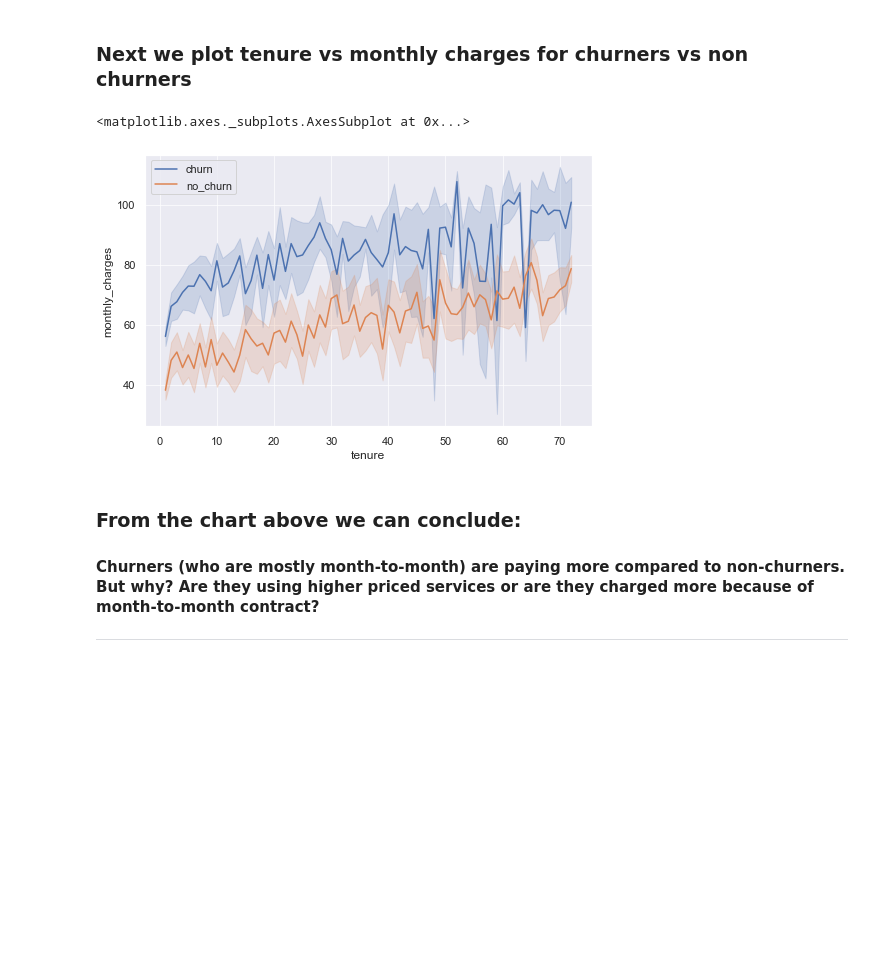
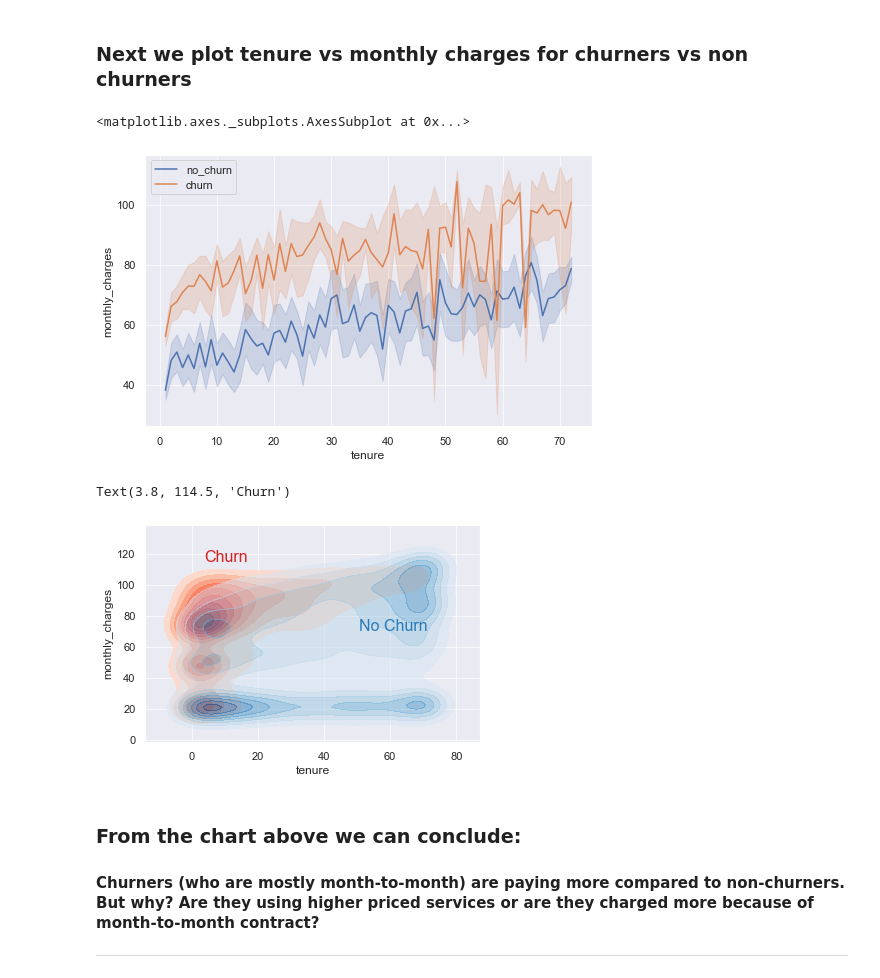
Before and after one commit to ravinder79/Telco_Churn, a Jupyter notebook: Telco_Churn_Final.ipynb, the cells around one changed output. Saved outputs shown, nothing was run; the diff lists cells and outputs as text; code cells hidden in the pictures; blank space fills up the shorter version.

```diff
--- a/Telco_Churn_Final.ipynb
+++ b/Telco_Churn_Final.ipynb
@@ -346,11 +346,23 @@ Text(0, 0.5, '% Churn')
 ### Next we plot tenure vs  monthly charges for churners vs non churners
 # %%
 plt.figure(figsize = (8,5))
+sns.lineplot(x='tenure', y = 'monthly_charges', data = train[train.churn==0], ci =95, label = 'no_churn')
 sns.lineplot(x='tenure', y = 'monthly_charges', data = train[train.churn==1], ci =95, label = 'churn')
-sns.lineplot(x='tenure', y = 'monthly_charges', data = train[train.churn==0], ci =95, label = 'no_churn')
 # %% [output]
 <matplotlib.axes._subplots.AxesSubplot at 0x...>
-[figure, old version]
+[figure, new version]
+# %%
+ax = sns.kdeplot(train[train.churn==1].tenure, train[train.churn==1].monthly_charges,
+                 cmap="Reds", shade=True, shade_lowest=False, alpha = 0.9)
+ax = sns.kdeplot(train[train.churn==0].tenure, train[train.churn==0].monthly_charges,
+                 cmap="Blues", shade=True, shade_lowest=False, alpha = 0.5)
+red = sns.color_palette("Reds")[-2]
+blue = sns.color_palette("Blues")[-2]
+ax.text(50.5, 70.2, "No Churn", size=16, color=blue)
+ax.text(3.8, 114.5, "Churn", size=16, color=red)
+# %% [output]
+Text(3.8, 114.5, 'Churn')
+[figure, added]
 # %% [markdown]
 ### From the chart  above we can conclude:
 #### Churners (who are mostly month-to-month)  are paying more compared to non-churners. But why? Are they using higher priced services or are they charged more because of month-to-month contract?
```
Also changed, not shown: parts of 23 cells of this notebook.
